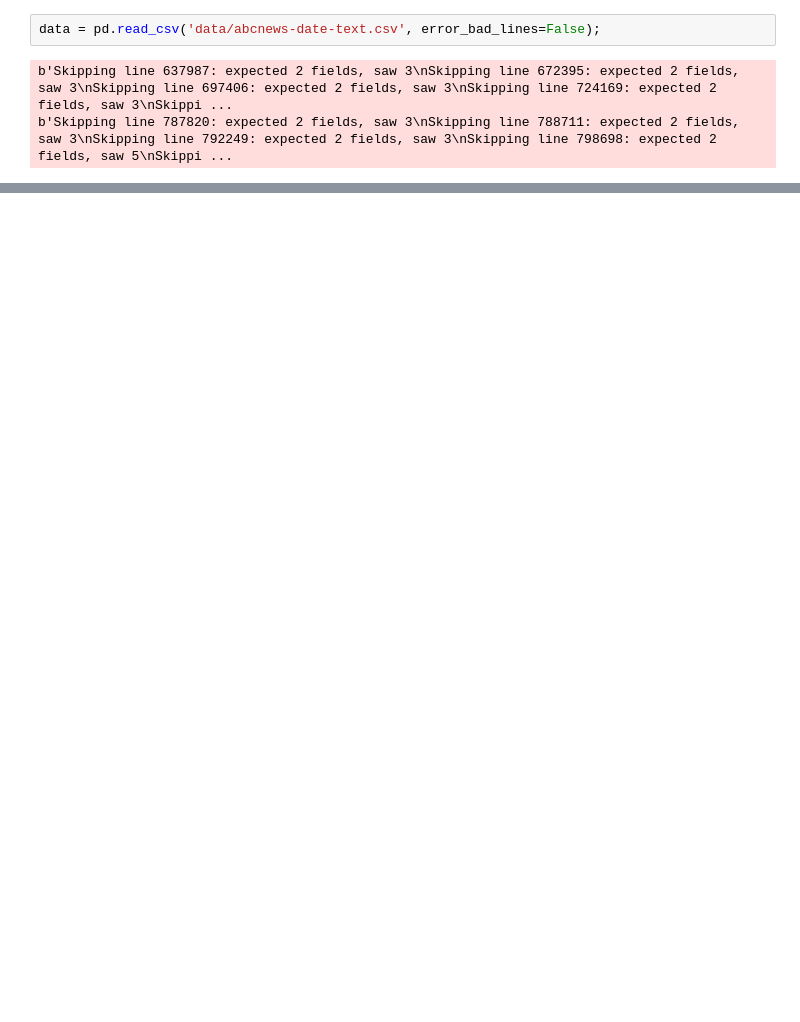
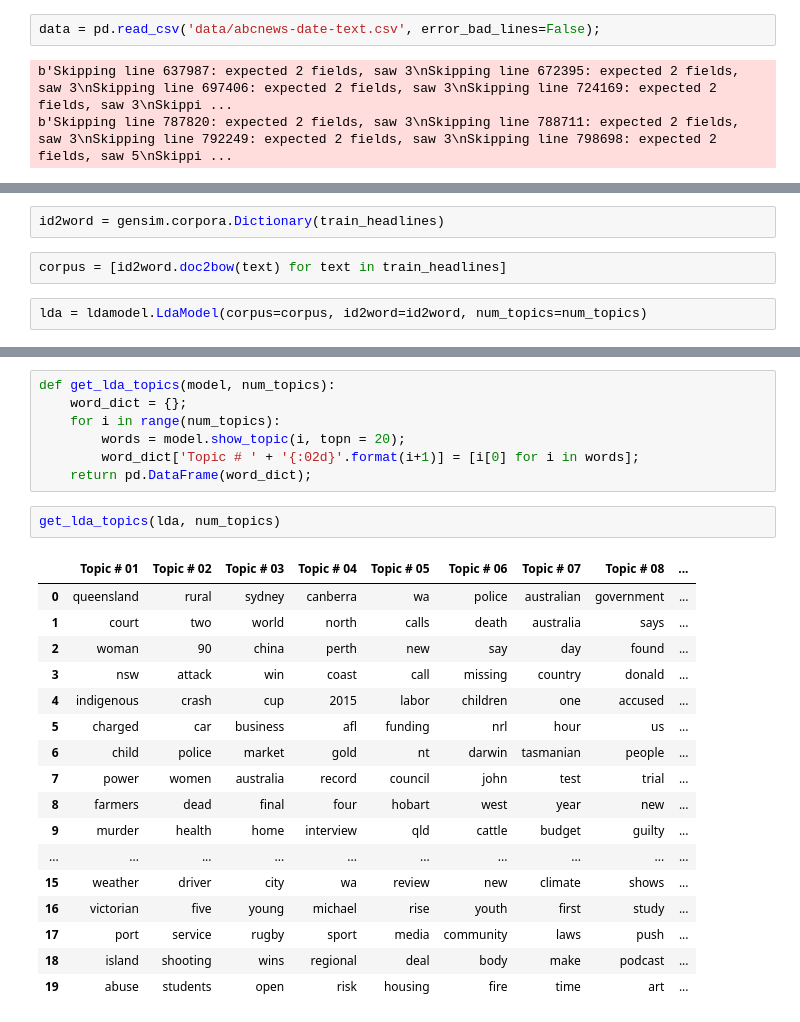
Before and after one commit to ravishchawla/topic_modeling, a Jupyter notebook: topic_modeling.ipynb, the cells around one changed output, grey strips where cells are left out. Cells and saved outputs as stored; diff of their text form; blank space fills up the shorter version.

```diff
--- a/Untitled.ipynb
+++ b/topic_modeling.ipynb
@@ -37,0 +57,6 @@ for idx in range(len(data_text)):
+# %%
+id2word = gensim.corpora.Dictionary(train_headlines)
+# %%
+corpus = [id2word.doc2bow(text) for text in train_headlines]
+# %%
+lda = ldamodel.LdaModel(corpus=corpus, id2word=id2word, num_topics=num_topics)
@@ -37,0 +67,27 @@ for idx in range(len(data_text)):
+# %%
+def get_lda_topics(model, num_topics):
+    word_dict = {};
+    for i in range(num_topics):
+        words = model.show_topic(i, topn = 20);
+        word_dict['Topic # ' + '{:02d}'.format(i+1)] = [i[0] for i in words];
+    return pd.DataFrame(word_dict);
+# %%
+get_lda_topics(lda, num_topics)
+# %% [output]
+|  | Topic # 01 | Topic # 02 | Topic # 03 | Topic # 04 | Topic # 05 | Topic # 06 | Topic # 07 | Topic # 08 | ... |
+| 0 | queensland | rural | sydney | canberra | wa | police | australian | government | ... |
+| 1 | court | two | world | north | calls | death | australia | says | ... |
+| 2 | woman | 90 | china | perth | new | say | day | found | ... |
+| 3 | nsw | attack | win | coast | call | missing | country | donald | ... |
+| 4 | indigenous | crash | cup | 2015 | labor | children | one | accused | ... |
+| 5 | charged | car | business | afl | funding | nrl | hour | us | ... |
+| 6 | child | police | market | gold | nt | darwin | tasmanian | people | ... |
+| 7 | power | women | australia | record | council | john | test | trial | ... |
+| 8 | farmers | dead | final | four | hobart | west | year | new | ... |
+| 9 | murder | health | home | interview | qld | cattle | budget | guilty | ... |
+| ... | ... | ... | ... | ... | ... | ... | ... | ... | ... |
+| 15 | weather | driver | city | wa | review | new | climate | shows | ... |
+| 16 | victorian | five | young | michael | rise | youth | first | study | ... |
+| 17 | port | service | rugby | sport | media | community | laws | push | ... |
+| 18 | island | shooting | wins | regional | deal | body | make | podcast | ... |
+| 19 | abuse | students | open | risk | housing | fire | time | art | ... |
```
Also changed, not shown: parts of 25 cells of this notebook.
